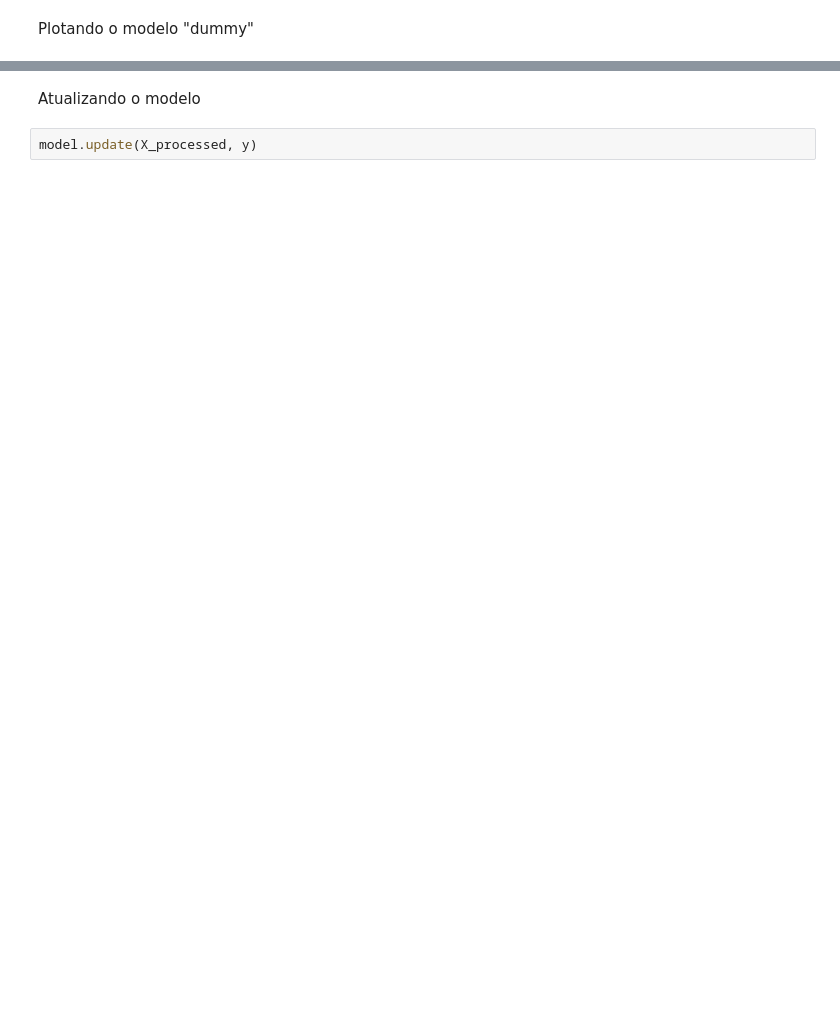
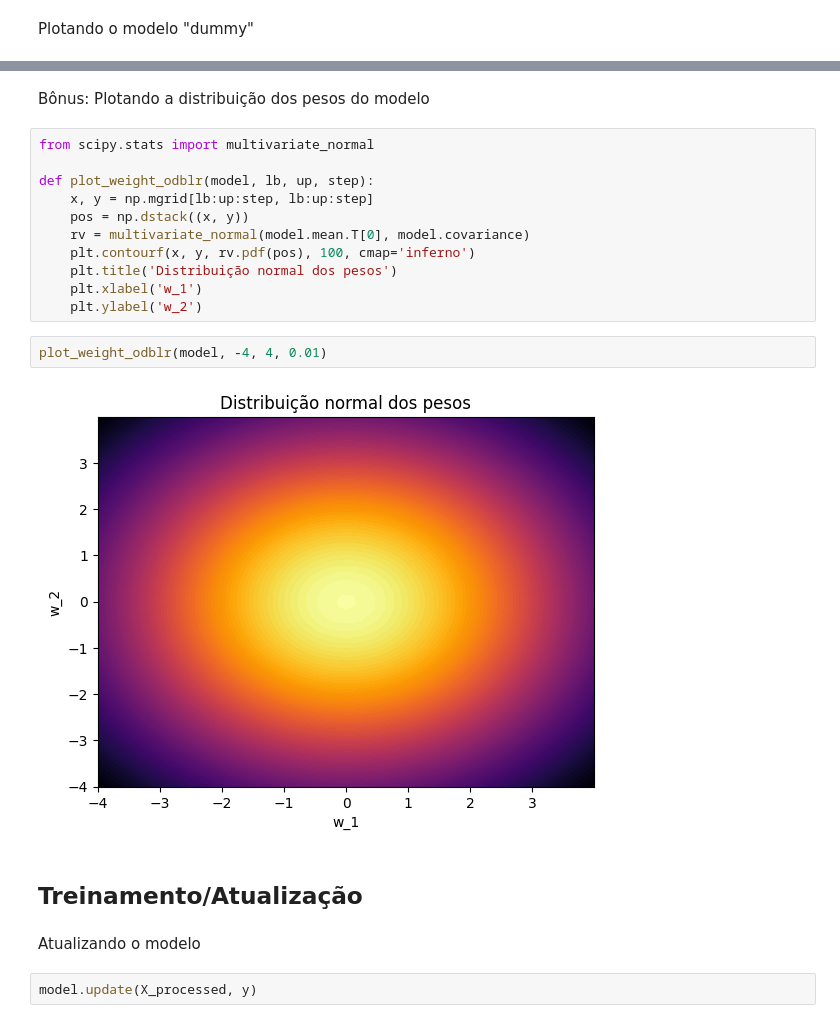
Before and after one commit to rabdiego/probabilistic_ml, a Jupyter notebook: src/trab2.ipynb, the cells around one changed output, grey strips where cells are left out. Saved outputs shown, nothing was run; the diff lists cells and outputs as text; blank space fills up the shorter version.

```diff
--- a/src/trab2.ipynb
+++ b/src/trab2.ipynb
@@ -53,3 +68,22 @@ plt.legend(['Incerteza', 'Dados', 'Reta dada pelo modelo'])
+# %% [markdown]
+Bônus: Plotando a distribuição dos pesos do modelo
+# %%
+from scipy.stats import multivariate_normal
+
+def plot_weight_odblr(model, lb, up, step):
+    x, y = np.mgrid[lb:up:step, lb:up:step]
+    pos = np.dstack((x, y))
+    rv = multivariate_normal(model.mean.T[0], model.covariance)
+    plt.contourf(x, y, rv.pdf(pos), 100, cmap='inferno')
+    plt.title('Distribuição normal dos pesos')
+    plt.xlabel('w_1')
+    plt.ylabel('w_2')
+# %%
+plot_weight_odblr(model, -4, 4, 0.01)
+# %% [output]
+[figure, added]
+# %% [markdown]
+## Treinamento/Atualização
 # %% [markdown]
 Atualizando o modelo
 # %%
```
Also changed, not shown: parts of 21 cells of this notebook, 2 other files.
